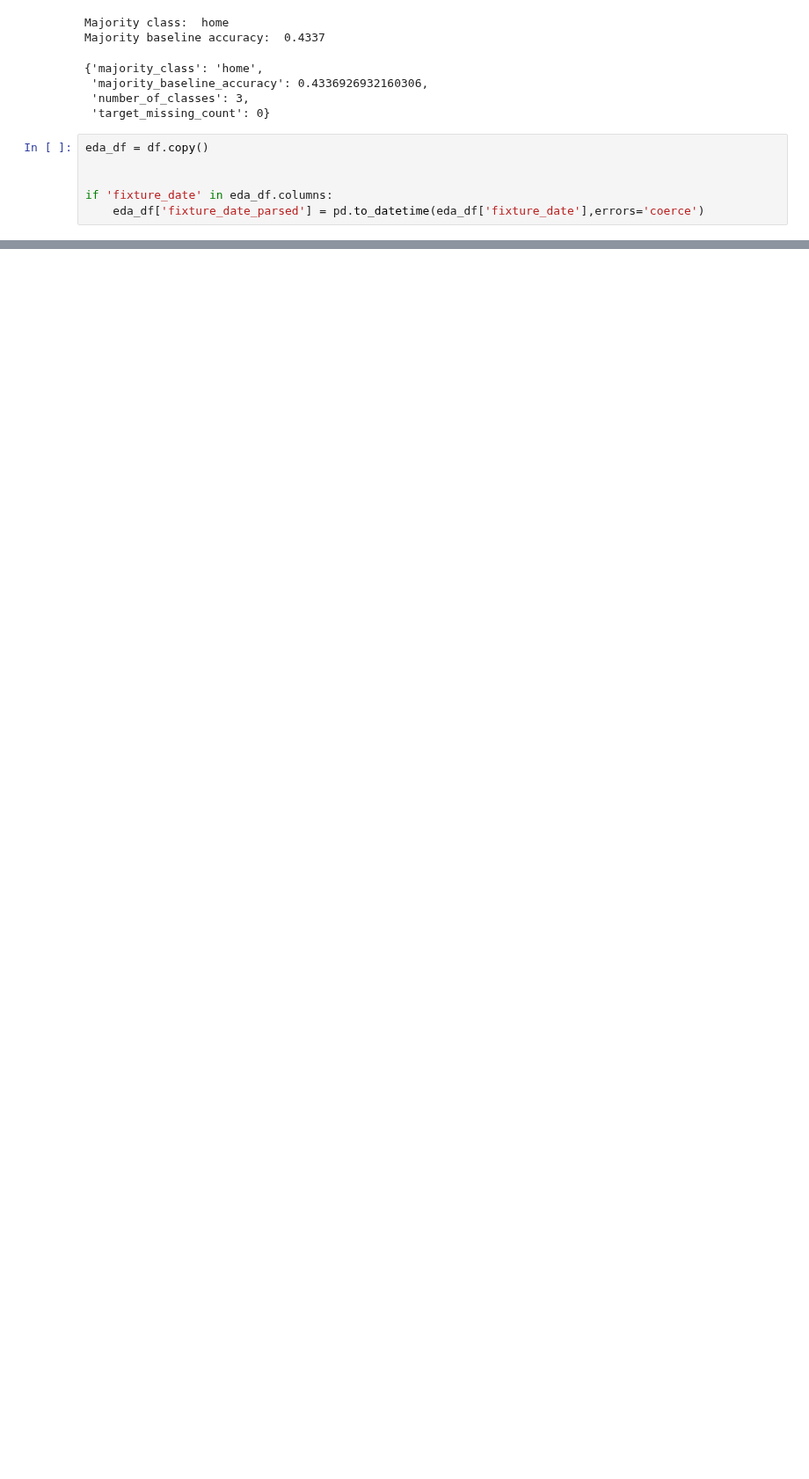
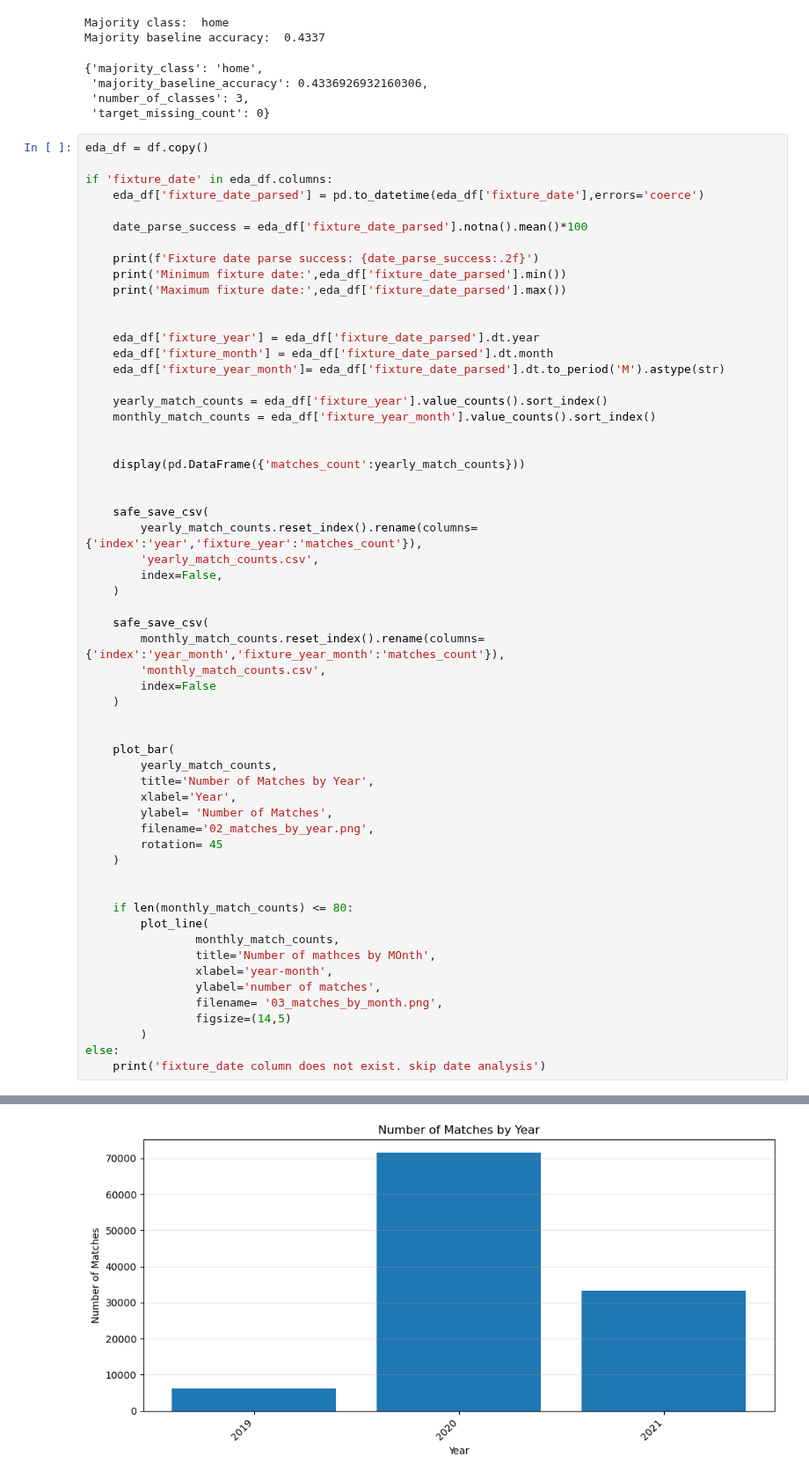
Before and after one commit to Aihan-2005/AiWithPython, a Jupyter notebook: Football_Match_Prediction/main.ipynb, the cells around one changed output, grey strips where cells are left out. Shown at 88% size. Saved outputs shown, nothing was run; the diff lists cells and outputs as text; blank space fills up the shorter version.

```diff
--- a/Football_Match_Prediction/main.ipynb
+++ b/Football_Match_Prediction/main.ipynb
@@ -1057,6 +1057,59 @@ Majority baseline accuracy:  0.4337
 # %%
 eda_df = df.copy()
 
-
 if 'fixture_date' in eda_df.columns:
     eda_df['fixture_date_parsed'] = pd.to_datetime(eda_df['fixture_date'],errors='coerce')
+
+    date_parse_success = eda_df['fixture_date_parsed'].notna().mean()*100
+
+    print(f'Fixture date parse success: {date_parse_success:.2f}')
+    print('Minimum fixture date:',eda_df['fixture_date_parsed'].min())
+    print('Maximum fixture date:',eda_df['fixture_date_parsed'].max())
+
+
+    eda_df['fixture_year'] = eda_df['fixture_date_parsed'].dt.year
+    eda_df['fixture_month'] = eda_df['fixture_date_parsed'].dt.month
+    eda_df['fixture_year_month']= eda_df['fixture_date_parsed'].dt.to_period('M').astype(str)
+
+    yearly_match_counts = eda_df['fixture_year'].value_counts().sort_index()
+    monthly_match_counts = eda_df['fixture_year_month'].value_counts().sort_index()
+
+
+    display(pd.DataFrame({'matches_count':yearly_match_counts}))
+
+
+    safe_save_csv(
+        yearly_match_counts.reset_index().rename(columns={'index':'year','fixture_year':'matches_count'}),
+        'yearly_match_counts.csv',
+        index=False,
+    )
+
+    safe_save_csv(
+        monthly_match_counts.reset_index().rename(columns={'index':'year_month','fixture_year_month':'matches_count'}),
+        'monthly_match_counts.csv',
+        index=False
+    )
+
+
+    plot_bar(
+        yearly_match_counts,
+        title='Number of Matches by Year',
+        xlabel='Year',
+        ylabel= 'Number of Matches',
+        filename='02_matches_by_year.png',
+        rotation= 45
+    )
+
+
+    if len(monthly_match_counts) <= 80:
+        plot_line(
+                monthly_match_counts,
+                title='Number of mathces by MOnth',
+                xlabel='year-month',
+                ylabel='number of matches',
+                filename= '03_matches_by_month.png',
+                figsize=(14,5)
+        )
+else:
+    print('fixture_date column does not exist. skip date analysis')
+# %% [output]
@@ -1062,0 +1127 @@ if 'fixture_date' in eda_df.columns:
+[figure, added]
```
Also changed, not shown: parts of 9 cells of this notebook, 15 other files.
